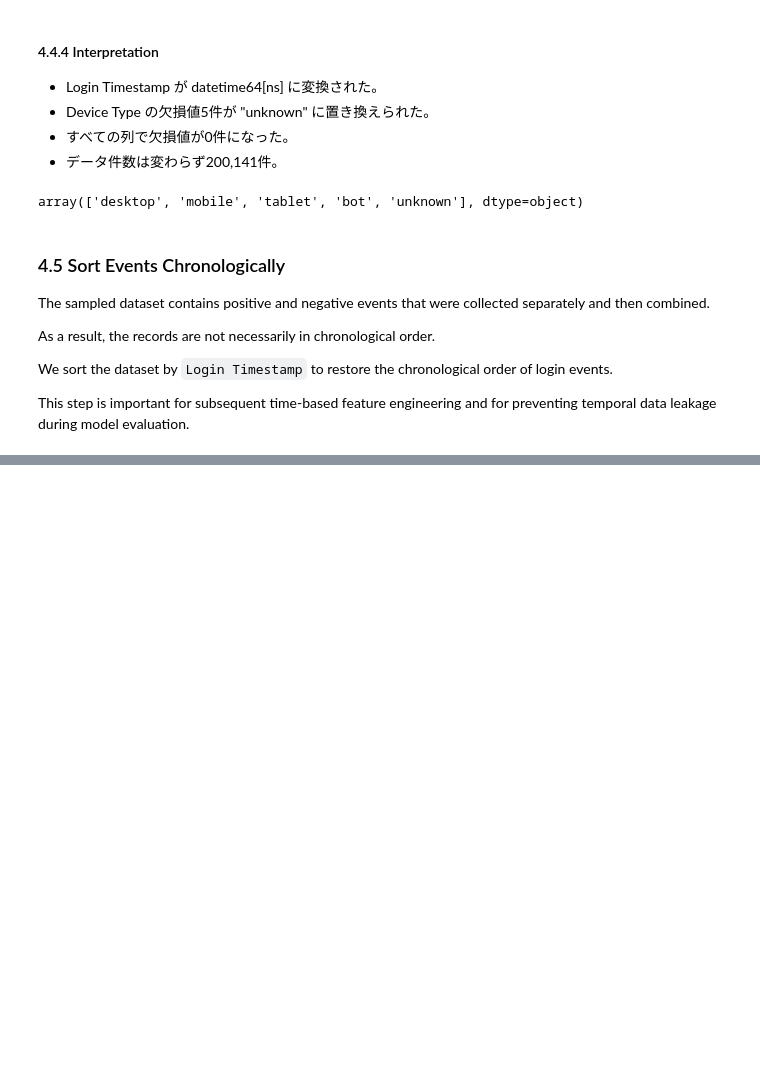
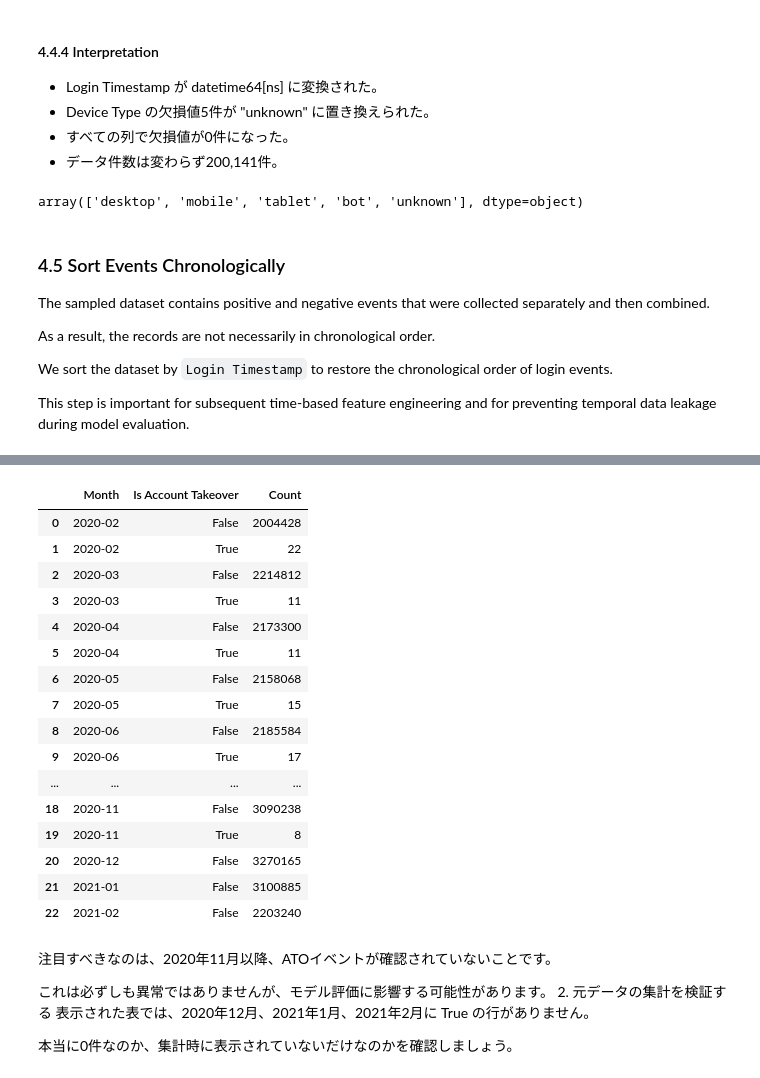
Before and after one commit to MiyukiMol/user-behavior-anomaly-detection, a Jupyter notebook: 02_unsupervised_anomaly_detection.ipynb, the cells around one changed output, grey strips where cells are left out. Drawn from its saved outputs; the diff is of its cells as text; code cells hidden in the pictures; blank space fills up the shorter version.

```diff
--- a/02_unsupervised_anomaly_detection.ipynb
+++ b/02_unsupervised_anomaly_detection.ipynb
@@ -585,0 +742,39 @@ This step is important for subsequent time-based feature engineering and for pre
+# %%
+# Calculate monthly event counts in the original dataset 元データ全体の月別集計
+
+monthly_original = {}
+
+with zipfile.ZipFile(ZIP_PATH, "r") as archive:
+    with archive.open(CSV_NAME) as file:
+        for chunk in pd.read_csv(
+            file,
+            usecols=["Login Timestamp", TARGET_COLUMN],
+            chunksize=CHUNK_SIZE
+        ):
+            chunk["Login Timestamp"] = pd.to_datetime(
+                chunk["Login Timestamp"],
+                errors="coerce"
+            )
+
+            chunk["Month"] = (
+                chunk["Login Timestamp"].dt.to_period("M")
+            )
+
+            monthly_counts = chunk.groupby(
+                ["Month", TARGET_COLUMN]
+            ).size()
+
+            for (month, is_ato), count in monthly_counts.items():
+                key = (month, is_ato)
+                monthly_original[key] = (
+                    monthly_original.get(key, 0) + count
+                )
+
+original_monthly = (
+    pd.Series(monthly_original, name="Count")
+    .rename_axis(["Month", TARGET_COLUMN])
+    .reset_index()
+)
+
+print("Original monthly distribution:")
+display(original_monthly.head(10))
@@ -585,0 +794,28 @@ This step is important for subsequent time-based feature engineering and for pre
+# %%
+display(original_monthly)
+# %% [output]
+|  | Month | Is Account Takeover | Count |
+| 0 | 2020-02 | False | 2004428 |
+| 1 | 2020-02 | True | 22 |
+| 2 | 2020-03 | False | 2214812 |
+| 3 | 2020-03 | True | 11 |
+| 4 | 2020-04 | False | 2173300 |
+| 5 | 2020-04 | True | 11 |
+| 6 | 2020-05 | False | 2158068 |
+| 7 | 2020-05 | True | 15 |
+| 8 | 2020-06 | False | 2185584 |
+| 9 | 2020-06 | True | 17 |
+| ... | ... | ... | ... |
+| 18 | 2020-11 | False | 3090238 |
+| 19 | 2020-11 | True | 8 |
+| 20 | 2020-12 | False | 3270165 |
+| 21 | 2021-01 | False | 3100885 |
+| 22 | 2021-02 | False | 2203240 |
+# %% [markdown]
+注目すべきなのは、2020年11月以降、ATOイベントが確認されていないことです。
+
+これは必ずしも異常ではありませんが、モデル評価に影響する可能性があります。
+2. 元データの集計を検証する
+表示された表では、2020年12月、2021年1月、2021年2月に True の行がありません。
+
+本当に0件なのか、集計時に表示されていないだけなのかを確認しましょう。
```
Also changed, not shown: parts of 24 cells of this notebook.
